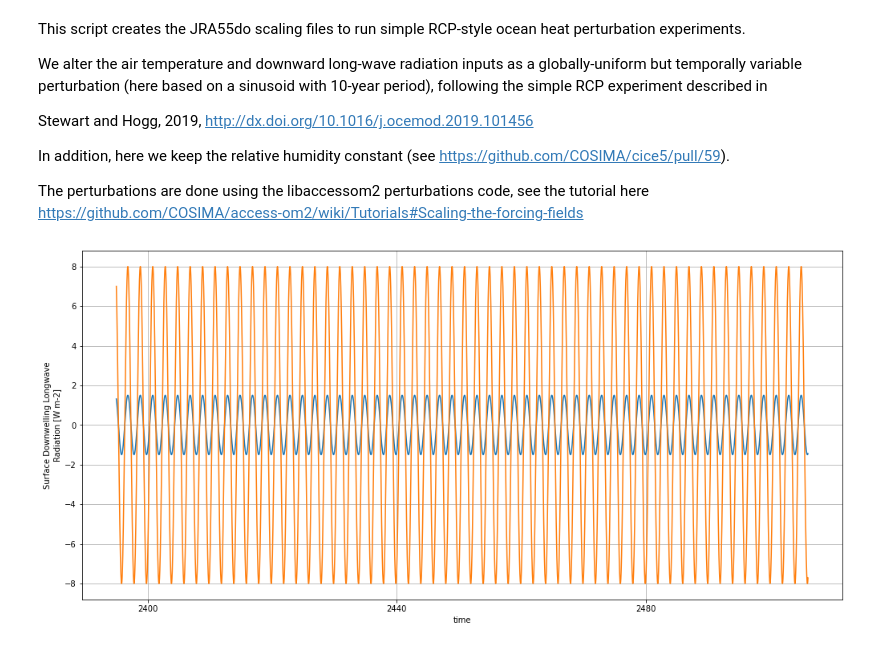
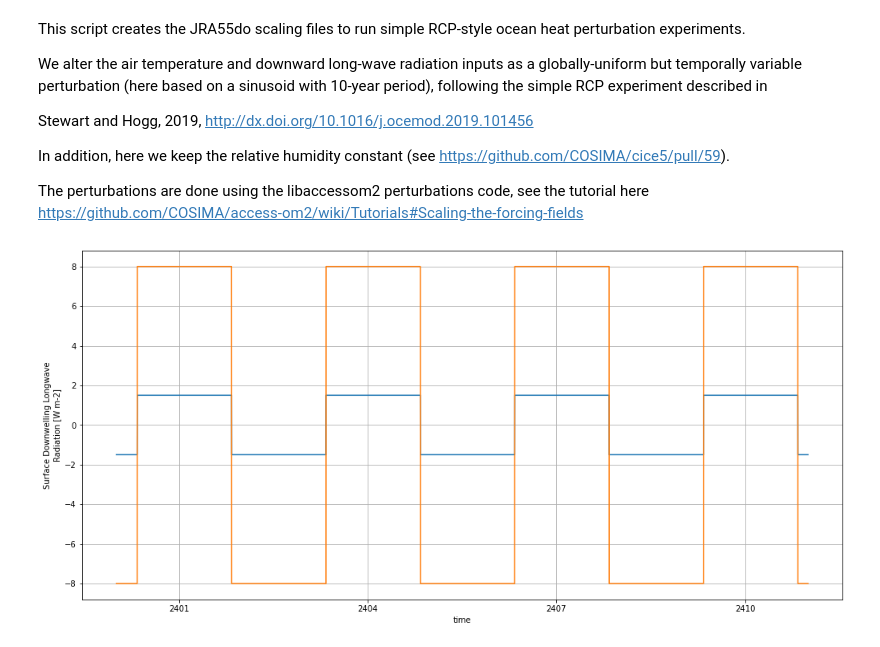
Before and after one commit to mpudig/1deg_jra55_ryf, a Jupyter notebook: ACCESS-OM2_OceanHeat_Make_Scaling.ipynb, the cells around one changed output. Saved outputs shown, nothing was run; the diff lists cells and outputs as text; code cells hidden in the pictures.

```diff
--- a/ACCESS-OM2_OceanHeat_Make_Scaling.ipynb
+++ b/ACCESS-OM2_OceanHeat_Make_Scaling.ipynb
@@ -29,23 +29,24 @@ Tin = JRAin + 'RYF.tas.1990_1991.nc' # Air temperature forcing file
 LRin = JRAin + 'RYF.rlds.1990_1991.nc' # Longwave radiation forcing file
 
 JRAout = '/scratch/e14/mp2135/access-om2/input/' # Output location for storing scaling files created by this script
-Tout = JRAout + 'RYF.tas.1990_1991_sinusoid_x1_period2.nc' # Air temperature scaling file
-LRout = JRAout + 'RYF.rlds.1990_1991_sinusoid_x1_period2.nc' # Longwave radiation scaling file
+Tout = JRAout + 'RYF.tas.1990_1991_sinusoid_x1_period3_test.nc' # Air temperature scaling file
+LRout = JRAout + 'RYF.rlds.1990_1991_sinusoid_x1_period3_test.nc' # Longwave radiation scaling file
 # %%
 # Define start and end times (based on "experiment" calendar, see https://github.com/COSIMA/access-om2/wiki/Tutorials#Scaling-the-forcing-fields)
 
 # Have some buffer either side just in case:
-tstart = 2400 - 5 # start year of window in which scaling will be applied
-tend = 2500 + 5 # end year of window in which scaling will be applied
-
+tstart = 2400 # start year of window in which scaling will be applied
+tend = 2410 # + 5 # end year of window in which scaling will be applied
 
 seconds_in_year = (cftime.DatetimeNoLeap(1901,1,1,0,0,0,0) - cftime.DatetimeNoLeap(1900,1,1,0,0,0,0)).total_seconds()
 
 # Define sinusoid properties:
 Tamp = 1.5  # degrees C
 LRamp = 8   # Wm-2
-period = 2 * 365.25 / 365 # years. NB: Need to scale the period to get rid of the leap year calendar issue that was not resolved as at 31/08/21.
-zeroYR = 0  # years
+period = 3 * 365.25 / 365 # years. NB: Need to scale the period to get rid of the leap year calendar issue that was not resolved as at 31/08/21.
+
+num_of_leap_day_losses = np.floor((tstart - 1900)/4 - (tstart - 1900)/100 + (tstart - 1900)/400) # number of leaps days between tstart and 1900
+zeroYR = tstart - 1900 + num_of_leap_day_losses / 365  # years. determines only when the zero in the time series sinusoid, not the zero that access sees
 
 # Extract time series and structure from original files:
 Tds_in = xr.open_dataset(Tin)
@@ -55,33 +56,33 @@ timeRYF = Tds_in.time.values
 timeFULL = np.concatenate(np.array([np.array([cftime.DatetimeNoLeap(year,x.month,x.day,x.hour,0,0,0) for x in timeRYF]) for year in np.arange(tstart,tend+1)])).ravel()
 timeYR = np.array([(x-cftime.DatetimeNoLeap(1900,1,1,0,0,0,0)).total_seconds()/seconds_in_year for x in timeFULL])
 
 # Make sinusoids:
-tas_ts = Tamp*np.sin(2*np.pi*(timeYR-zeroYR)/period)
-rlds_ts = LRamp*np.sin(2*np.pi*(timeYR-zeroYR)/period)
+tas_ts = Tamp*np.sign(np.sin(2*np.pi*(timeYR-zeroYR)/period))
+rlds_ts = LRamp*np.sign(np.sin(2*np.pi*(timeYR-zeroYR)/period))
 
 # Create new Datasets:
 tas = xr.DataArray(tas_ts, dims=['time'], coords={'time': timeFULL}, attrs=Tds_in.tas.attrs)
 Tds_out = Tds_in.drop_vars('tas').assign_coords({'time':timeFULL})
 Tds_out['tas'] = tas
 Tds_out.attrs.update({'title': 'Scaling for ' + Tds_out.attrs['title']})
 Tds_out.time.attrs.update(Tds_in.time.attrs)
 Tds_out.time.encoding['units'] = "days since '1900-01-01'"
 
 rlds = xr.DataArray(rlds_ts, dims=['time'], coords={'time': timeFULL}, attrs=LRds_in.rlds.attrs)
 LRds_out = LRds_in.drop_vars('rlds').assign_coords({'time':timeFULL})
 LRds_out['rlds'] = rlds
 LRds_out.attrs.update({'title': 'Scaling for ' + LRds_out.attrs['title']})
 LRds_out.time.attrs.update(LRds_in.time.attrs)
 LRds_out.time.encoding['units'] = "days since '1900-01-01'"
 
 # Plot as check:
 plt.figure(figsize=(17,8))
 Tds_out.tas.plot()
 LRds_out.rlds.plot()
 plt.grid()
 
 # # Save back to netcdf:
 LRds_out.to_netcdf(LRout)
 Tds_out.to_netcdf(Tout)
 # %% [output]
-[figure, old version]
+[figure, new version]
```
Also changed, not shown: parts of 1 cell of this notebook, 2 other files.
